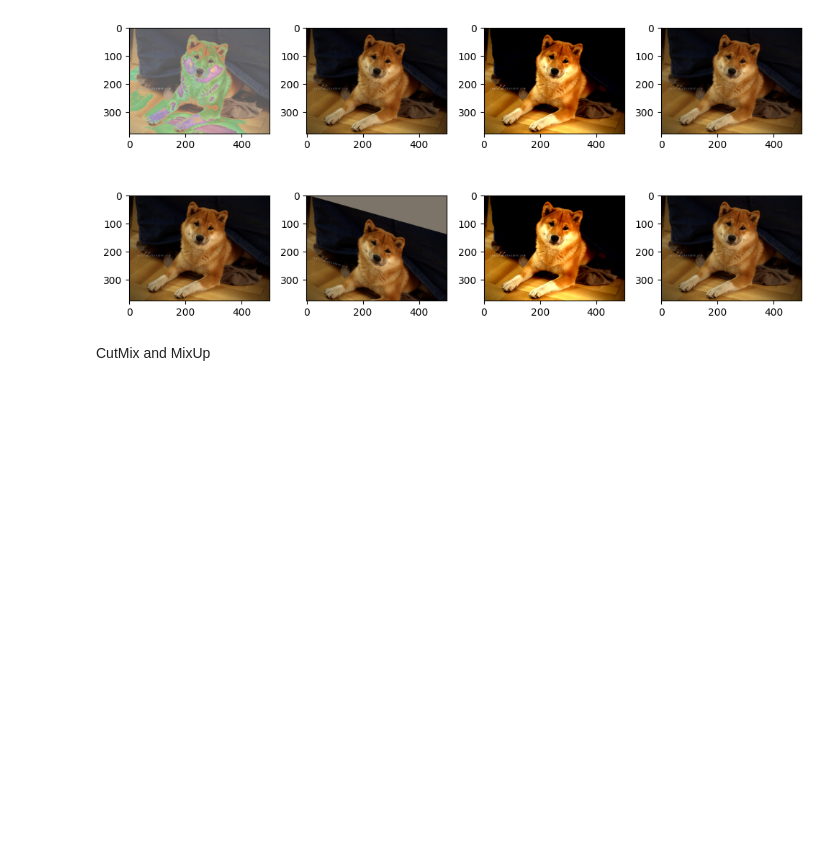
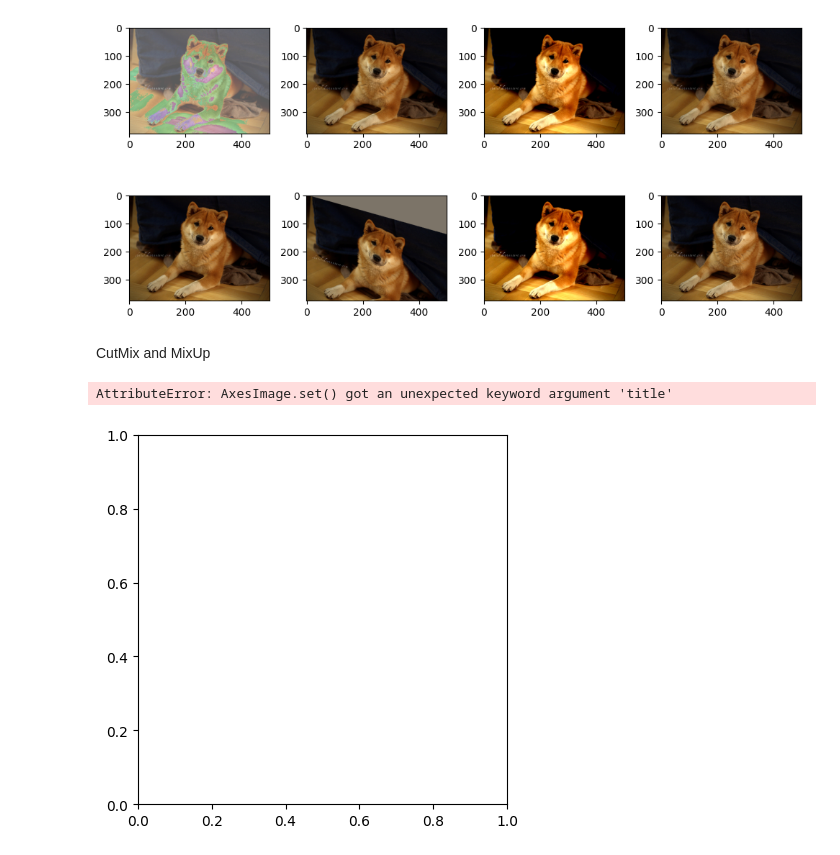
Before and after one commit to Octopusmode/pytorch-image-models, a Jupyter notebook: workflow.ipynb, the cells around one changed output. Drawn from its saved outputs; the diff is of its cells as text; code cells hidden in the pictures; blank space fills up the shorter version.

```diff
--- a/workflow.ipynb
+++ b/workflow.ipynb
@@ -469,3 +478,7 @@ dataloader = create_dataloader_iterator()
 inputs, classes = next(dataloader)
 # %%
 out = torchvision.utils.make_grid(inputs)
+plt.imshow(out, title=[x.item() for x in classes])
+# %% [output]
+AttributeError: AxesImage.set() got an unexpected keyword argument 'title'
+[figure, added]
```
Also changed, not shown: parts of 3 cells of this notebook, 1 other file.
